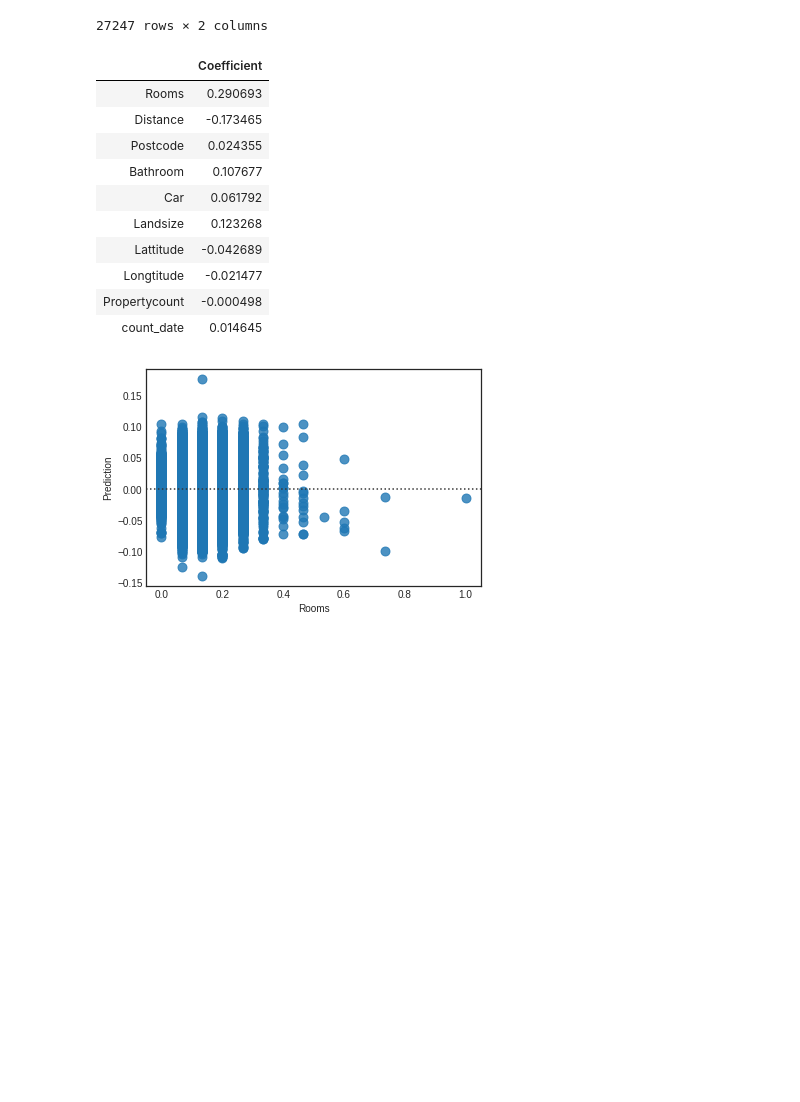
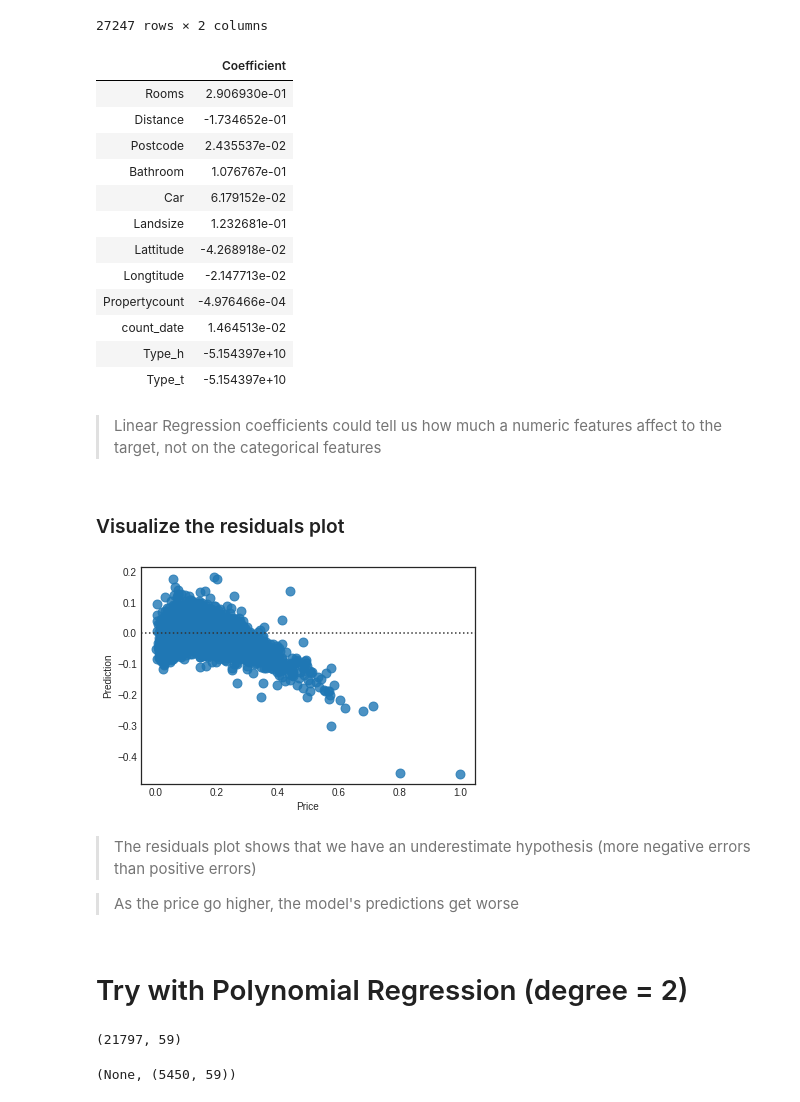
Before and after one commit to vantuan5644/MachineLearningCourse, a Jupyter notebook: Melbourne Housing Prediction.ipynb, the cells around one changed output. Drawn from its saved outputs; the diff is of its cells as text; code cells hidden in the pictures; blank space fills up the shorter version.

```diff
--- a/Melbourne Housing Prediction.ipynb
+++ b/Melbourne Housing Prediction.ipynb
@@ -781,20 +810,38 @@ predictions
 27247 rows × 2 columns
 # %%
 coeff_df = pd.DataFrame(regressor.coef_.T, train_df.drop('Price', axis=1).columns, columns=['Coefficient'])
-coeff_df.head(10)
+# coeff_df.sort_values('Coefficient', ascending=False).head(10)
+coeff_df.head(12)
 # %% [output]
 |  | Coefficient |
-| Rooms | 0.290693 |
-| Distance | -0.173465 |
-| Postcode | 0.024355 |
-| Bathroom | 0.107677 |
-| Car | 0.061792 |
-| Landsize | 0.123268 |
-| Lattitude | -0.042689 |
-| Longtitude | -0.021477 |
-| Propertycount | -0.000498 |
-| count_date | 0.014645 |
+| Rooms | 2.906930e-01 |
+| Distance | -1.734652e-01 |
+| Postcode | 2.435537e-02 |
+| Bathroom | 1.076767e-01 |
+| Car | 6.179152e-02 |
+| Landsize | 1.232681e-01 |
+| Lattitude | -4.268918e-02 |
+| Longtitude | -2.147713e-02 |
+| Propertycount | -4.976466e-04 |
+| count_date | 1.464513e-02 |
+| Type_h | -5.154397e+10 |
+| Type_t | -5.154397e+10 |
+# %% [markdown]
+> Linear Regression coefficients could tell us how much a numeric features affect to the target, not on the categorical features
+# %% [markdown]
+### Visualize the residuals plot
 # %%
-sns.residplot(x="Rooms", y="Prediction", data=pred_df, scatter_kws={"s": 80});
+sns.residplot(x="Price", y="Prediction", data=pred_df, scatter_kws={"s": 80});
 # %% [output]
-[figure, old version]
+[figure, new version]
+# %% [markdown]
+> The residuals plot shows that we have an underestimate hypothesis (more negative errors than positive errors)
+
+> As the price go higher, the model's predictions get worse
+# %% [markdown]
+# Try with Polynomial Regression (degree = 2)
+# %%
+print(X_train.shape), (X_test.shape)
+# %% [output]
+(21797, 59)
+(None, (5450, 59))
```
Also changed, not shown: parts of 18 cells of this notebook.
